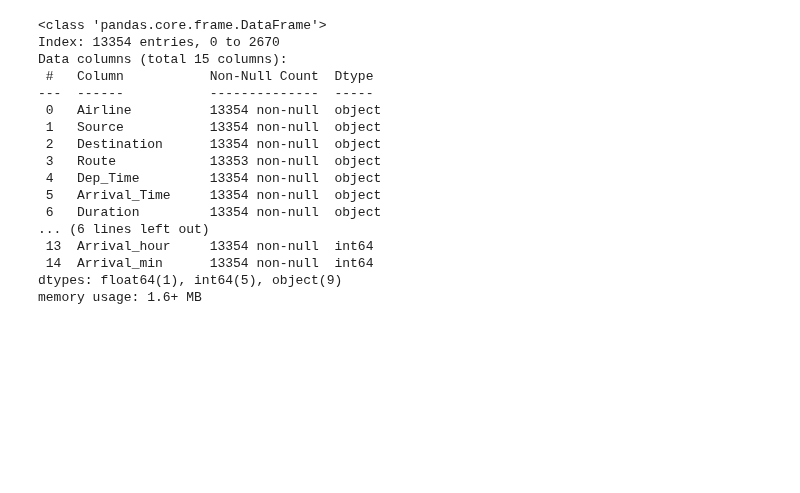
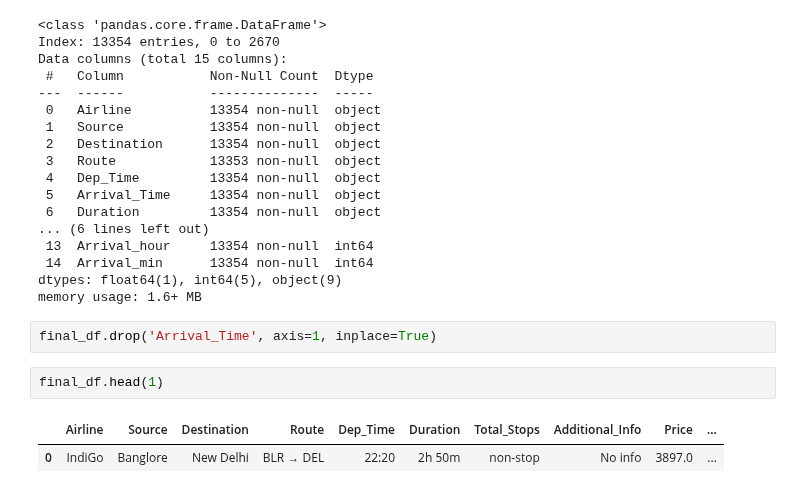
Before and after one commit to Abhinavv1524/Exploratory-data-analysis, a Jupyter notebook: 03.flight Price Predication.ipynb, the cells around one changed output. Saved outputs shown, nothing was run; the diff lists cells and outputs as text; blank space fills up the shorter version.

```diff
--- a/03.flight Price Predication.ipynb
+++ b/03.flight Price Predication.ipynb
@@ -193,3 +193,10 @@ Data columns (total 15 columns):
  14  Arrival_min      13354 non-null  int64
 dtypes: float64(1), int64(5), object(9)
 memory usage: 1.6+ MB
+# %%
+final_df.drop('Arrival_Time', axis=1, inplace=True)
+# %%
+final_df.head(1)
+# %% [output]
+|  | Airline | Source | Destination | Route | Dep_Time | Duration | Total_Stops | Additional_Info | Price | ... |
+| 0 | IndiGo | Banglore | New Delhi | BLR → DEL | 22:20 | 2h 50m | non-stop | No info | 3897.0 | ... |
```
Also changed, not shown: parts of 26 cells of this notebook.
